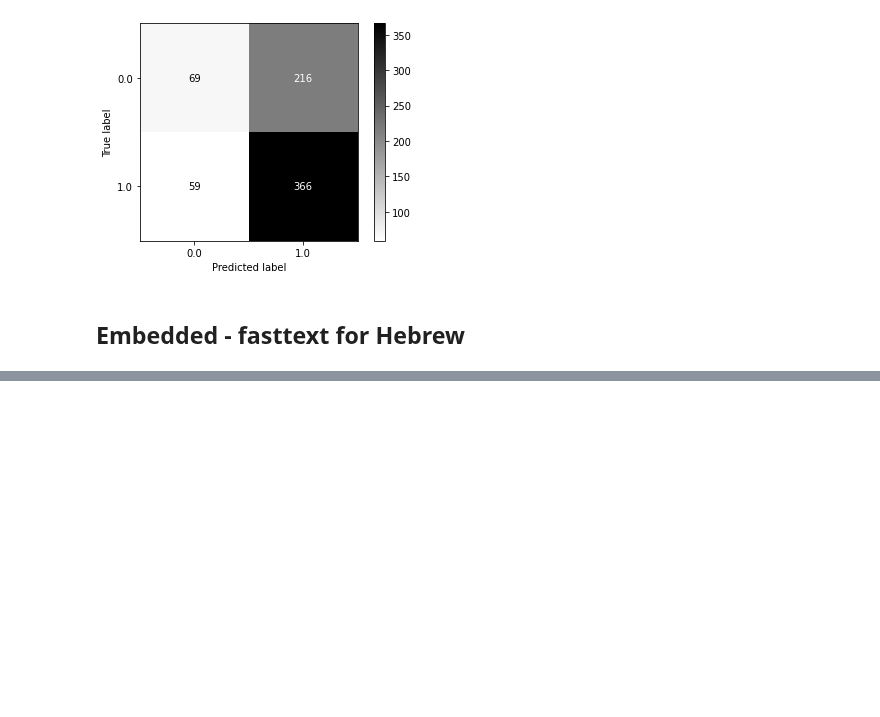
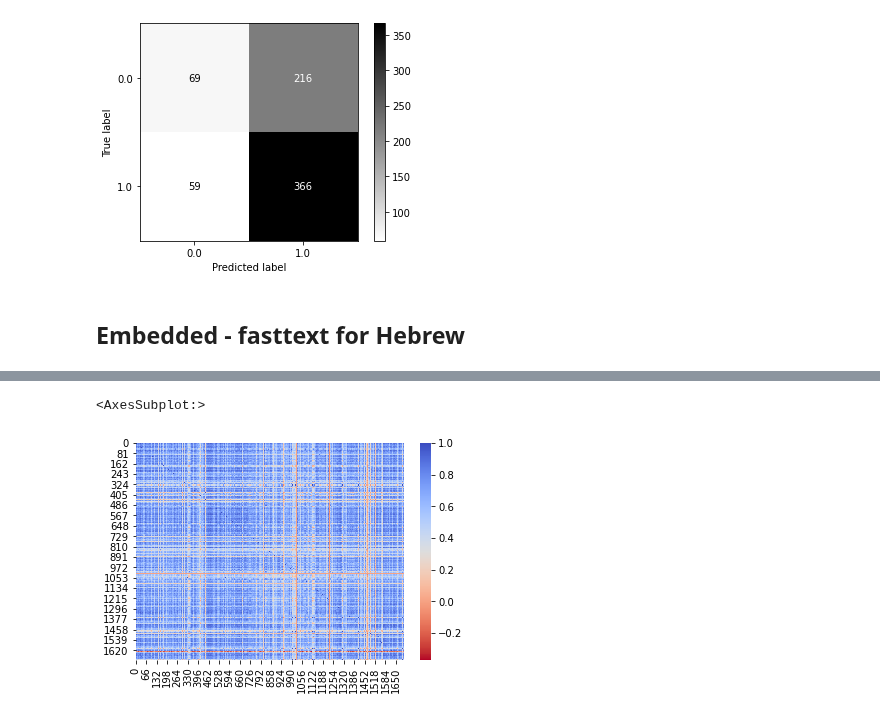
Before and after one commit to Sofy34/personal_strudy, a Jupyter notebook: thesis/02_text_features.ipynb, the cells around one changed output, grey strips where cells are left out. Drawn from its saved outputs; the diff is of its cells as text; code cells hidden in the pictures; blank space fills up the shorter version.

```diff
--- a/thesis/02_text_features.ipynb
+++ b/thesis/02_text_features.ipynb
@@ -180,0 +193,4 @@ display(feature_utils.scores_df.sort_values(by='f1',ascending = False))
+# %%
+sent_vectors = { index: ft.get_sentence_vector(row['text']) for index, row in cl_th_sent_db.iterrows()}
+sent_array = np.vstack(sent_vectors.values())
+sent_array.shape
@@ -180,0 +322,8 @@ display(feature_utils.scores_df.sort_values(by='f1',ascending = False))
+# %%
+from scipy import spatial
+from sklearn.metrics.pairwise import cosine_similarity
+
+
+
+nar_vectors = [sent_vectors[key] for key in sent_vectors.keys() if cl_th_sent_db.loc[key,'is_nar']==1]
+not_nar_vectors = [sent_vectors[key] for key in sent_vectors.keys() if cl_th_sent_db.loc[key,'is_nar']==0]
@@ -180,0 +337,10 @@ display(feature_utils.scores_df.sort_values(by='f1',ascending = False))
+# %%
+import seaborn as sns
+nar_nar_similarities =  cosine_similarity(nar_vec_array)
+notNar_noNar_similarities =  cosine_similarity(not_nar_vec_array)
+nar_notNar_similarities = cosine_similarity(nar_vec_array,not_nar_vec_array)
+# %%
+sns.heatmap(nar_nar_similarities, cmap='coolwarm_r')
+# %% [output]
+<AxesSubplot:>
+[figure, added]
```
Also changed, not shown: parts of 39 cells of this notebook, 2 other files.
